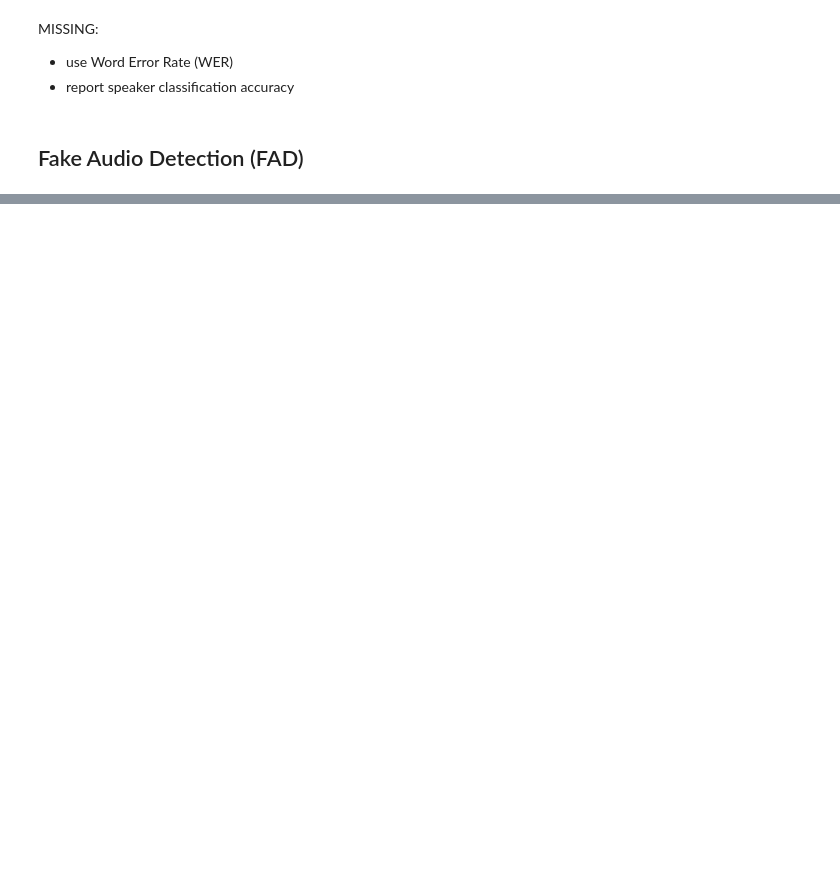
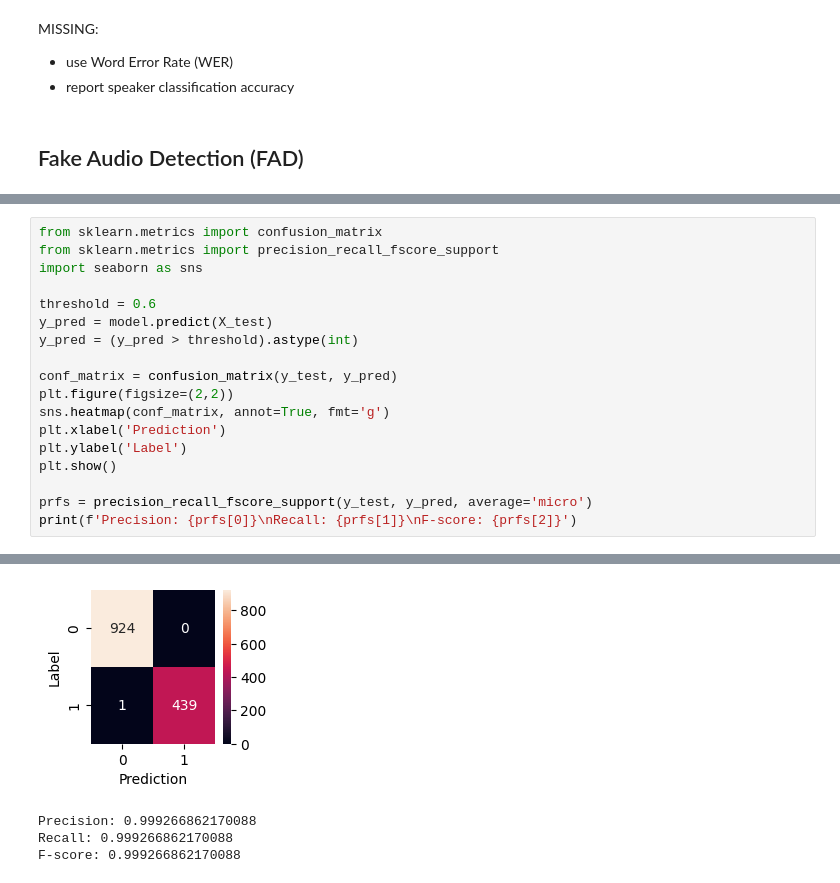
Before and after one commit to AlexandraBinder/Voice_cloning_and_fake_audio_detection, a Jupyter notebook: main_p6.ipynb, the cells around one changed output, grey strips where cells are left out. Saved outputs shown, nothing was run; the diff lists cells and outputs as text; blank space fills up the shorter version.

```diff
--- a/main_p6.ipynb
+++ b/main_p6.ipynb
@@ -127,0 +249,19 @@ MISSING:
+# %%
+from sklearn.metrics import confusion_matrix
+from sklearn.metrics import precision_recall_fscore_support
+import seaborn as sns
+
+threshold = 0.6
+y_pred = model.predict(X_test)
+y_pred = (y_pred > threshold).astype(int)
+
+conf_matrix = confusion_matrix(y_test, y_pred)
+plt.figure(figsize=(2,2))
+sns.heatmap(conf_matrix, annot=True, fmt='g')
+plt.xlabel('Prediction')
+plt.ylabel('Label')
+plt.show()
+
+prfs = precision_recall_fscore_support(y_test, y_pred, average='micro')
+print(f'Precision: {prfs[0]}\nRecall: {prfs[1]}\nF-score: {prfs[2]}')
+# %% [output]
@@ -127,0 +269,4 @@ MISSING:
+[figure, added]
+Precision: 0.999266862170088
+Recall: 0.999266862170088
+F-score: 0.999266862170088
```
Also changed, not shown: parts of 14 cells of this notebook, 2 other files.
